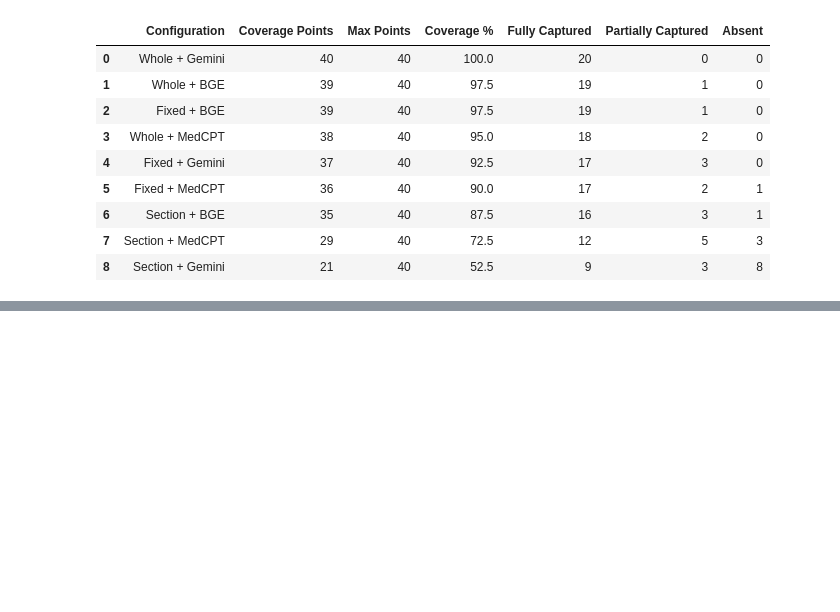
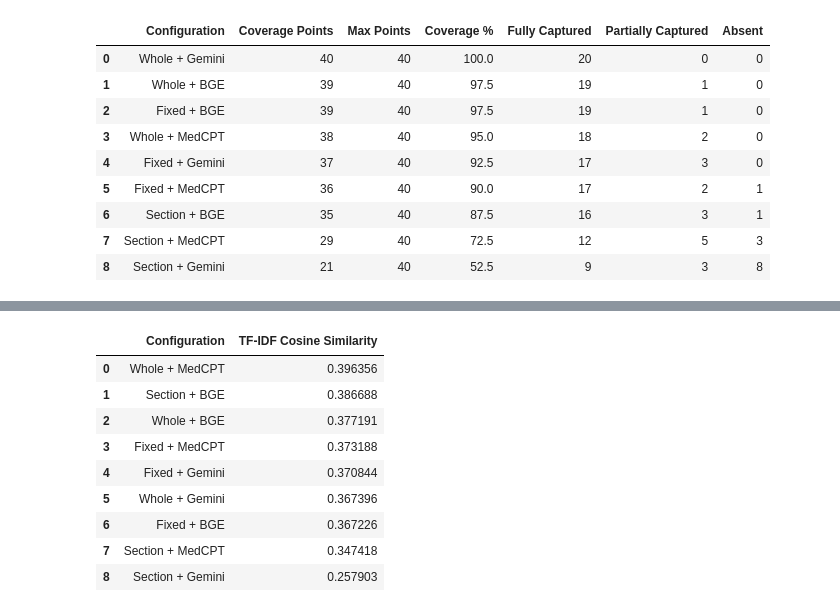
Before and after one commit to pallavi-cs-ai/clinical-summarization-eval, a Jupyter notebook: notebooks/rag/02_configuration_evaluation.ipynb, the cells around one changed output, grey strips where cells are left out. Cells and saved outputs as stored; diff of their text form; code cells hidden in the pictures; blank space fills up the shorter version.

```diff
--- a/notebooks/rag/02_configuration_evaluation.ipynb
+++ b/notebooks/rag/02_configuration_evaluation.ipynb
@@ -739,0 +852,19 @@ coverage_summary_df
+# %%
+patient_notes = (
+    notes[
+        notes["person_id"] == PATIENT_ID
+    ]
+    .sort_values("creation_timestamp")
+    .copy()
+)
+
+source_text = "\n\n".join(
+    patient_notes["clean_note_text"]
+    .astype(str)
+    .tolist()
+)
+
+print("Patient:", PATIENT_ID)
+print("Source notes:", len(patient_notes))
+print("Source characters:", len(source_text))
+print("Source words:", len(source_text.split()))
@@ -739,0 +892,61 @@ coverage_summary_df
+# %%
+tfidf_results = []
+
+for configuration, result in rag_results.items():
+
+    summary = result["summary"]
+
+    # Fit TF-IDF jointly on the complete source record and
+    # this configuration's generated summary.
+    vectorizer = TfidfVectorizer(
+        lowercase=True,
+        stop_words="english",
+    )
+
+    vectors = vectorizer.fit_transform(
+        [
+            source_text,
+            summary,
+        ]
+    )
+
+    # Compare the complete source-record vector with the
+    # generated-summary vector.
+    similarity = cosine_similarity(
+        vectors[0:1],
+        vectors[1:2],
+    )[0][0]
+
+    tfidf_results.append(
+        {
+            "Configuration": configuration,
+            "TF-IDF Cosine Similarity": similarity,
+        }
+    )
+
+
+tfidf_similarity_df = pd.DataFrame(
+    tfidf_results
+)
+
+tfidf_similarity_df = (
+    tfidf_similarity_df
+    .sort_values(
+        "TF-IDF Cosine Similarity",
+        ascending=False,
+    )
+    .reset_index(drop=True)
+)
+
+tfidf_similarity_df
+# %% [output]
+|  | Configuration | TF-IDF Cosine Similarity |
+| 0 | Whole + MedCPT | 0.396356 |
+| 1 | Section + BGE | 0.386688 |
+| 2 | Whole + BGE | 0.377191 |
+| 3 | Fixed + MedCPT | 0.373188 |
+| 4 | Fixed + Gemini | 0.370844 |
+| 5 | Whole + Gemini | 0.367396 |
+| 6 | Fixed + BGE | 0.367226 |
+| 7 | Section + MedCPT | 0.347418 |
+| 8 | Section + Gemini | 0.257903 |
```
Also changed, not shown: parts of 12 cells of this notebook, 1 other file.
